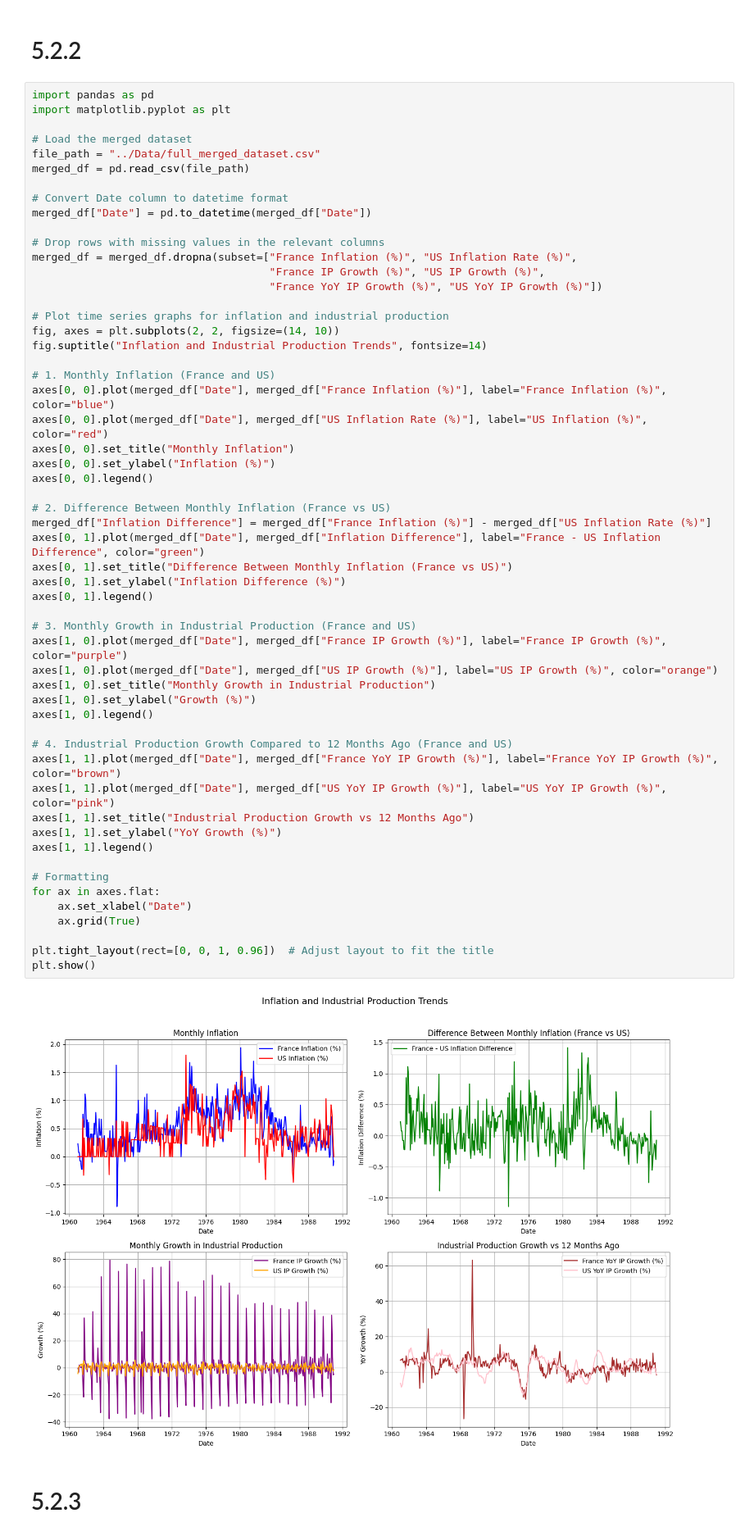
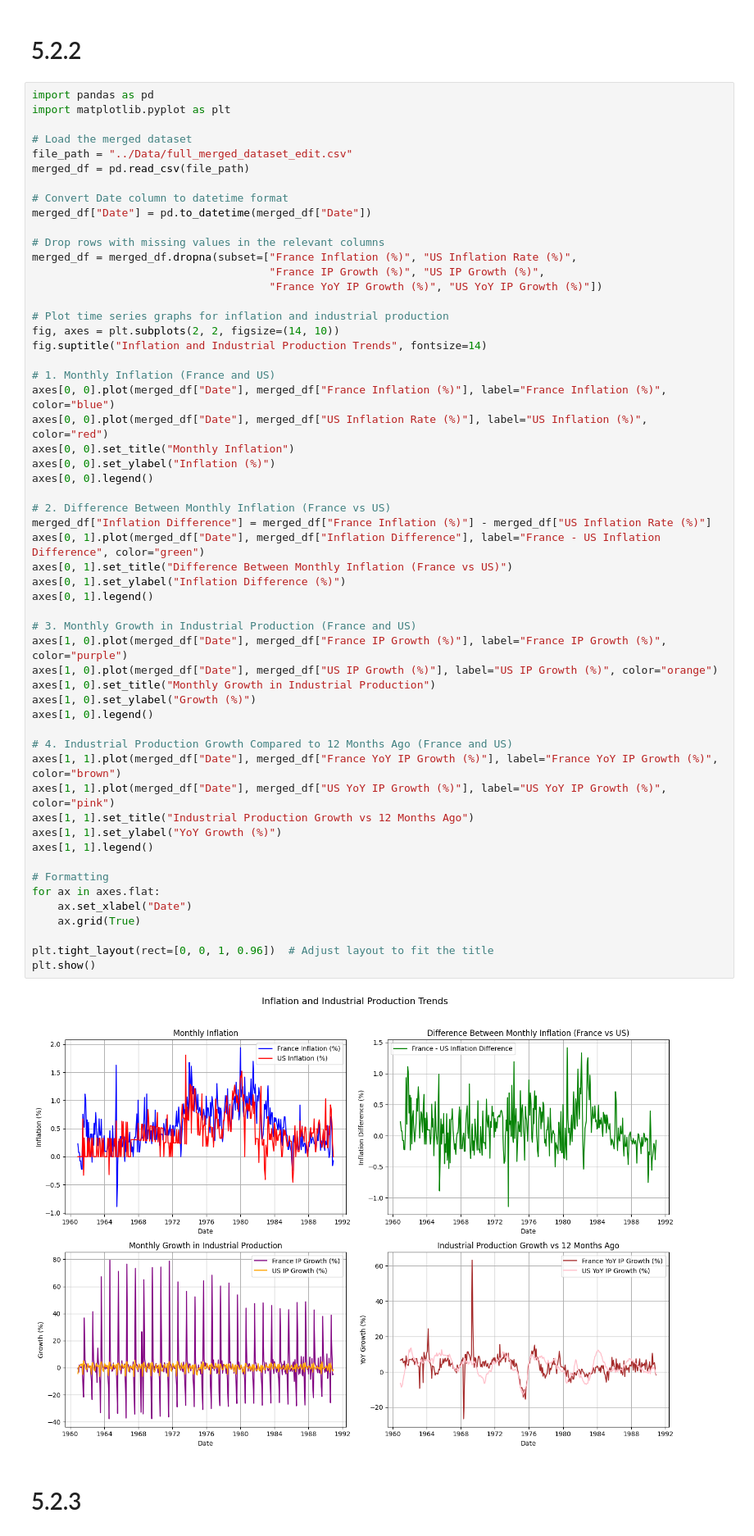
Before and after one commit to SparklyPlant/The-Grave-of-Ming, a Jupyter notebook: Code/NB1.ipynb, the cells around one changed output. Shown at 82% size. Drawn from its saved outputs; the diff is of its cells as text.

```diff
--- a/Code/NB1.ipynb
+++ b/Code/NB1.ipynb
@@ -1074,7 +1026,7 @@ import pandas as pd
 import matplotlib.pyplot as plt
 
 # Load the merged dataset
-file_path = "../Data/full_merged_dataset.csv"
+file_path = "../Data/full_merged_dataset_edit.csv"
 merged_df = pd.read_csv(file_path)
 
 # Convert Date column to datetime format
@@ -1098,34 +1050,34 @@ axes[0, 0].legend()
 
 # 2. Difference Between Monthly Inflation (France vs US)
 merged_df["Inflation Difference"] = merged_df["France Inflation (%)"] - merged_df["US Inflation Rate (%)"]
 axes[0, 1].plot(merged_df["Date"], merged_df["Inflation Difference"], label="France - US Inflation Difference", color="green")
 axes[0, 1].set_title("Difference Between Monthly Inflation (France vs US)")
 axes[0, 1].set_ylabel("Inflation Difference (%)")
 axes[0, 1].legend()
 
 # 3. Monthly Growth in Industrial Production (France and US)
 axes[1, 0].plot(merged_df["Date"], merged_df["France IP Growth (%)"], label="France IP Growth (%)", color="purple")
 axes[1, 0].plot(merged_df["Date"], merged_df["US IP Growth (%)"], label="US IP Growth (%)", color="orange")
 axes[1, 0].set_title("Monthly Growth in Industrial Production")
 axes[1, 0].set_ylabel("Growth (%)")
 axes[1, 0].legend()
 
 # 4. Industrial Production Growth Compared to 12 Months Ago (France and US)
 axes[1, 1].plot(merged_df["Date"], merged_df["France YoY IP Growth (%)"], label="France YoY IP Growth (%)", color="brown")
 axes[1, 1].plot(merged_df["Date"], merged_df["US YoY IP Growth (%)"], label="US YoY IP Growth (%)", color="pink")
 axes[1, 1].set_title("Industrial Production Growth vs 12 Months Ago")
 axes[1, 1].set_ylabel("YoY Growth (%)")
 axes[1, 1].legend()
 
 # Formatting
 for ax in axes.flat:
     ax.set_xlabel("Date")
     ax.grid(True)
 
 plt.tight_layout(rect=[0, 0, 1, 0.96])  # Adjust layout to fit the title
 plt.show()
 # %% [output]
-[figure, old version]
+[figure, new version]
 # %% [markdown]
 # 5.2.3
 # %%
```
Also changed, not shown: parts of 23 cells of this notebook, 7 other files.
